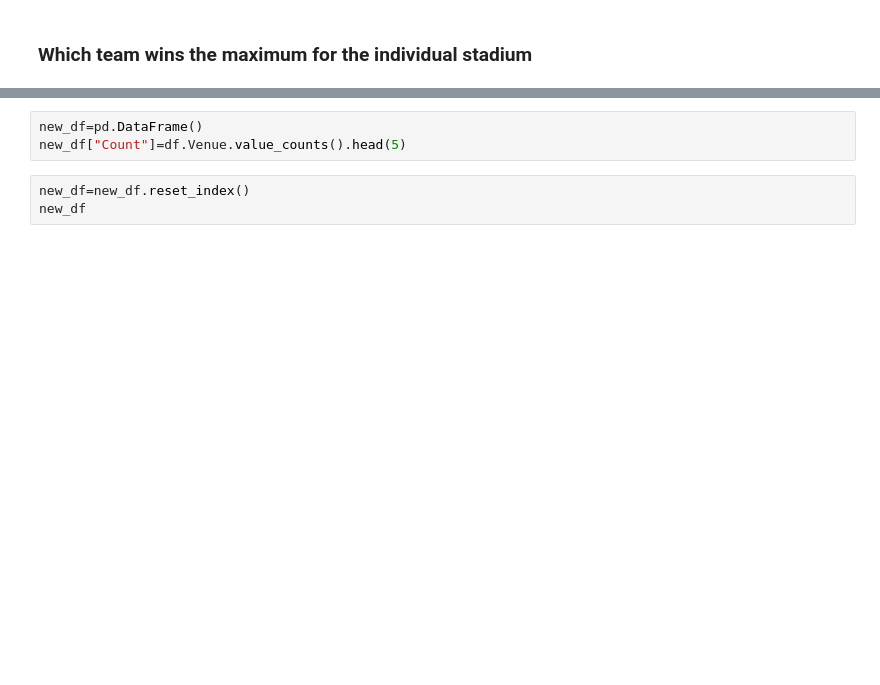
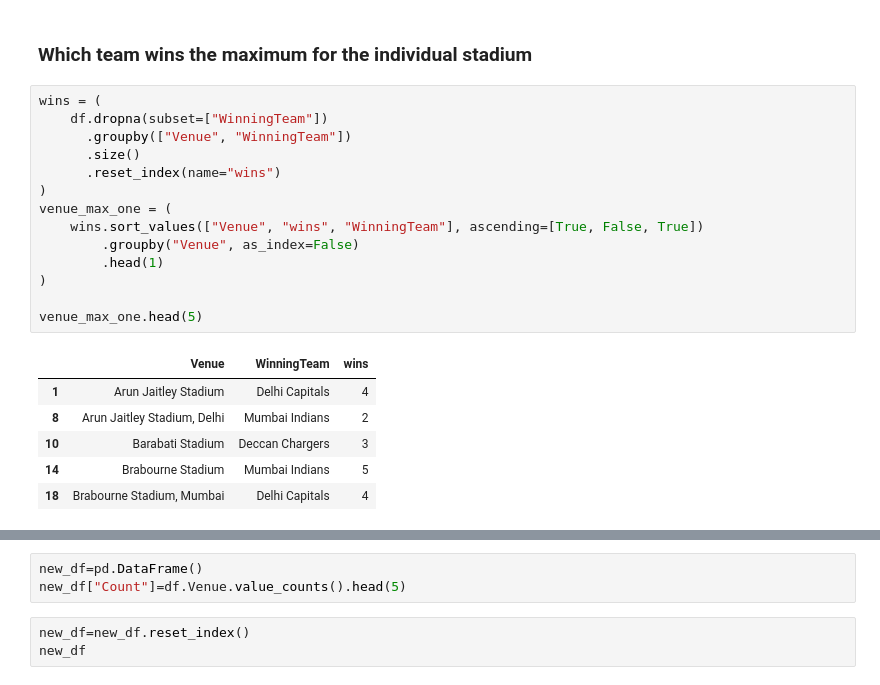
Before and after one commit to Zaidmemon5412/sem-4, a Jupyter notebook: python-2/VHA_task/9.25_03_2026.ipynb, the cells around one changed output, grey strips where cells are left out. Cells and saved outputs as stored; diff of their text form; blank space fills up the shorter version.

```diff
--- a/python-2/VHA_task/9.25_03_2026.ipynb
+++ b/python-2/VHA_task/9.25_03_2026.ipynb
@@ -71,2 +98,23 @@ df.groupby("WinningTeam")['Player_of_Match'].apply(lambda x:x.nunique()).sort_va
 # %% [markdown]
 ###  Which team wins the maximum for the individual stadium
+# %%
+wins = (
+    df.dropna(subset=["WinningTeam"])
+      .groupby(["Venue", "WinningTeam"])
+      .size()
+      .reset_index(name="wins")
+)
+venue_max_one = (
+    wins.sort_values(["Venue", "wins", "WinningTeam"], ascending=[True, False, True])
+        .groupby("Venue", as_index=False)
+        .head(1)
+)
+
+venue_max_one.head(5)
+# %% [output]
+|  | Venue | WinningTeam | wins |
+| 1 | Arun Jaitley Stadium | Delhi Capitals | 4 |
+| 8 | Arun Jaitley Stadium, Delhi | Mumbai Indians | 2 |
+| 10 | Barabati Stadium | Deccan Chargers | 3 |
+| 14 | Brabourne Stadium | Mumbai Indians | 5 |
+| 18 | Brabourne Stadium, Mumbai | Delhi Capitals | 4 |
```
Also changed, not shown: parts of 8 cells of this notebook, 6 other files.
